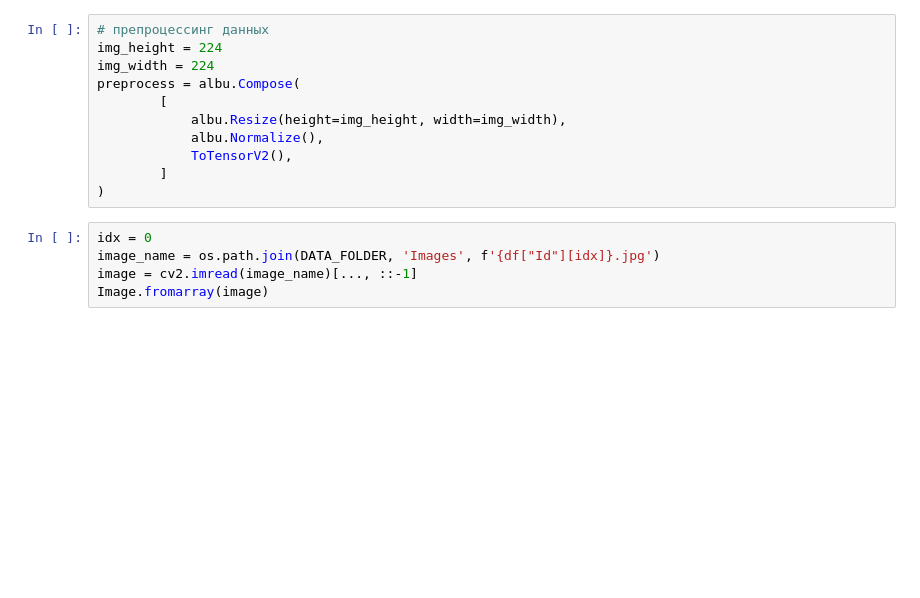
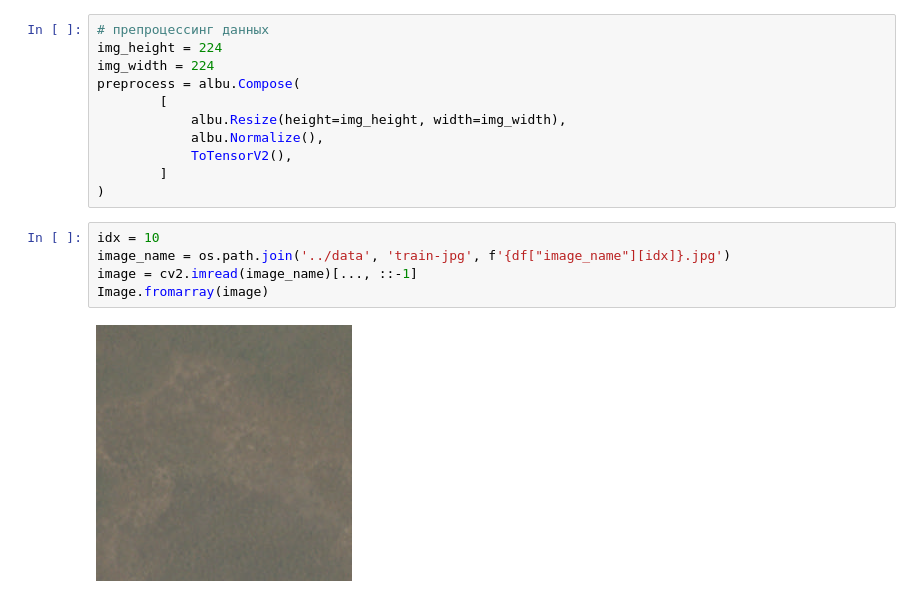
Before and after one commit to ArtyomKondakov/multilabel-classification--pipelines, a Jupyter notebook: notebooks/inference.ipynb, the cells around one changed output. Saved outputs shown, nothing was run; the diff lists cells and outputs as text; blank space fills up the shorter version.

```diff
--- a/notebooks/inference.ipynb
+++ b/notebooks/inference.ipynb
@@ -55,10 +76,12 @@ preprocess = albu.Compose(
         ]
 )
 # %%
-idx = 0
-image_name = os.path.join(DATA_FOLDER, 'Images', f'{df["Id"][idx]}.jpg')
+idx = 10
+image_name = os.path.join('../data', 'train-jpg', f'{df["image_name"][idx]}.jpg')
 image = cv2.imread(image_name)[..., ::-1]
 Image.fromarray(image)
+# %% [output]
+[figure, added]
 # %%
 procecces_image = preprocess(image=image)['image']
 with torch.no_grad():
```
Also changed, not shown: parts of 4 cells of this notebook, 12 other files.
